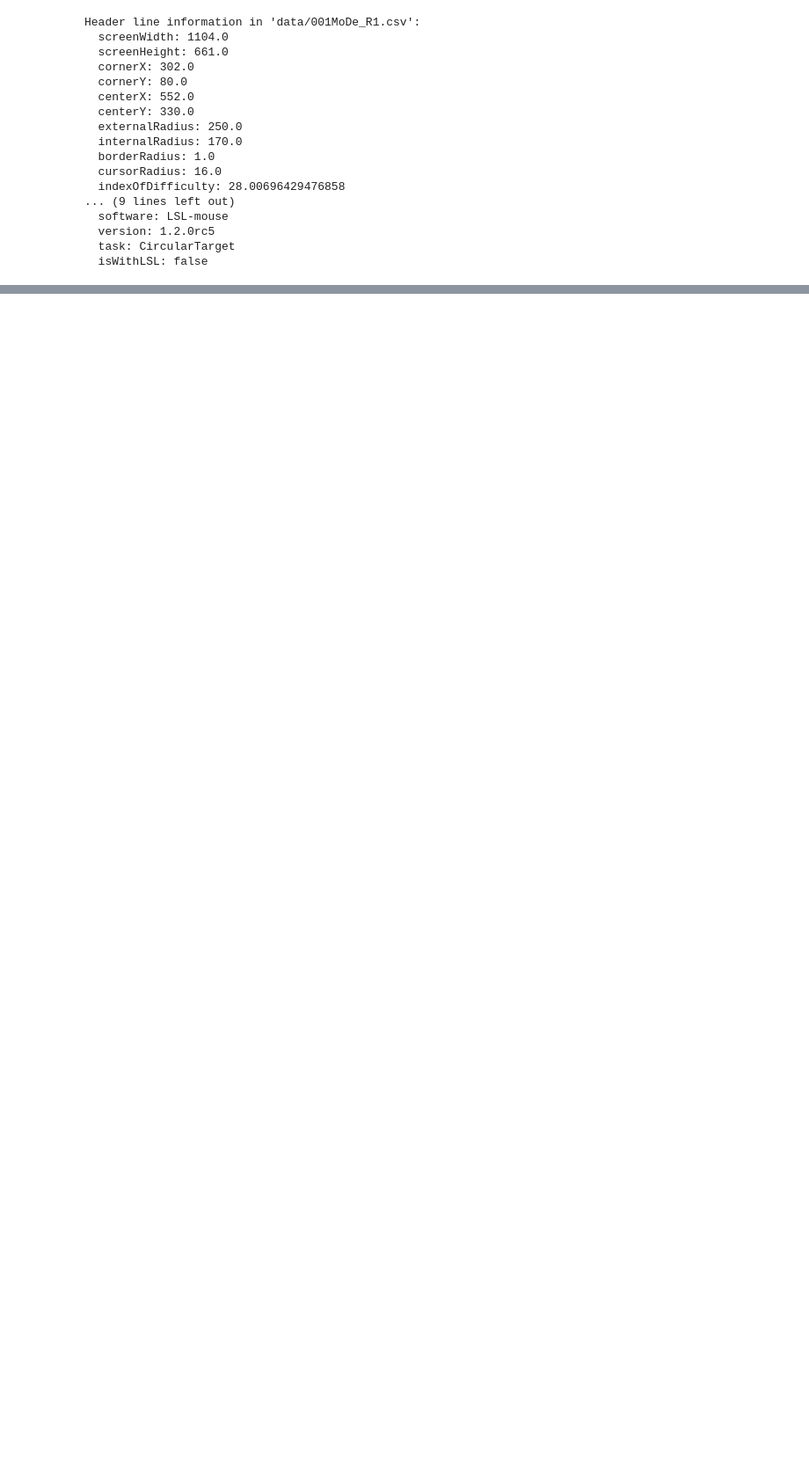
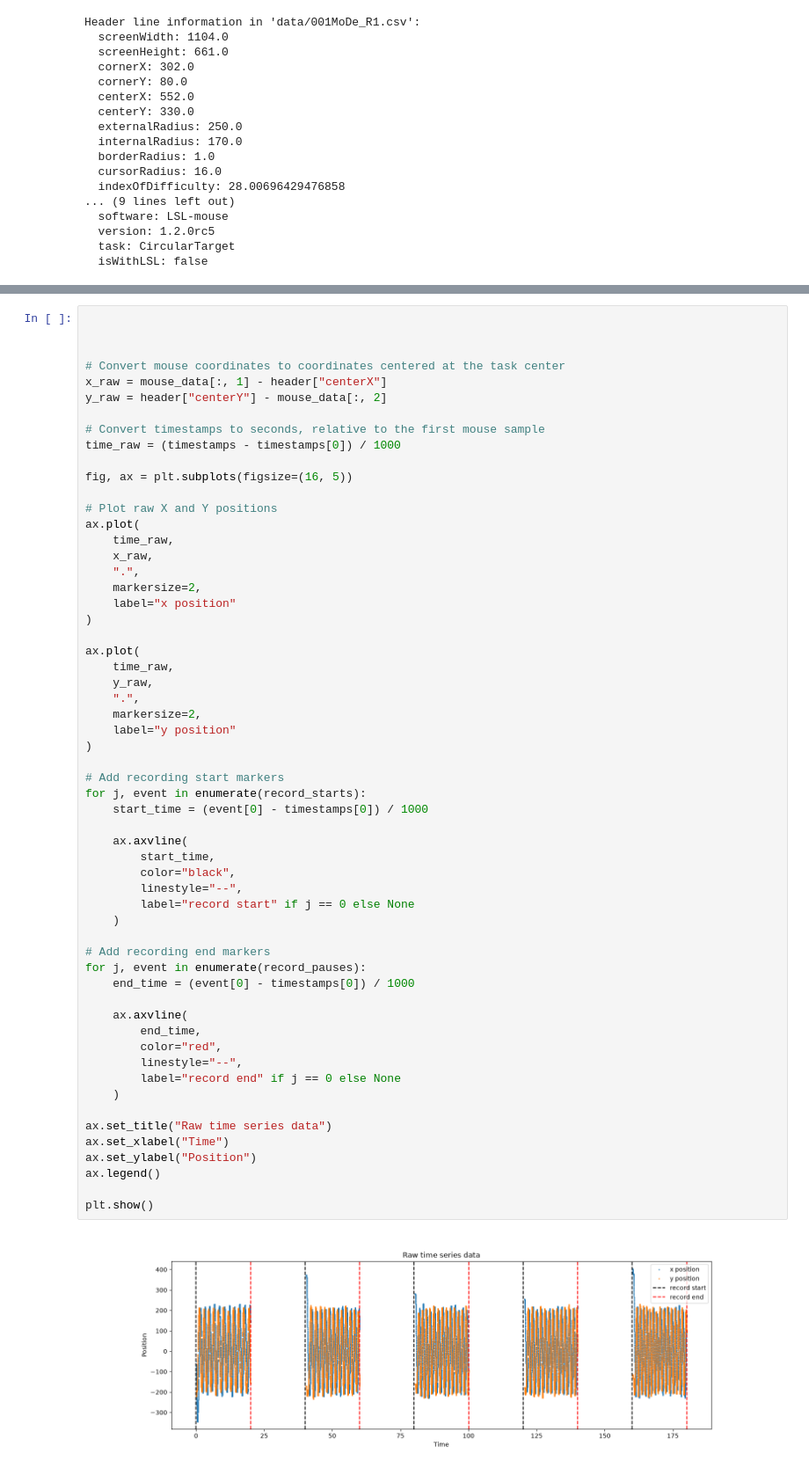
Before and after one commit to damienclanet080805-netizen/Circular-task-D, a Jupyter notebook: Circular task D.ipynb, the cells around one changed output, grey strips where cells are left out. Shown at 88% size. Drawn from its saved outputs; the diff is of its cells as text; blank space fills up the shorter version.

Commit message:
reproduce all the graphs and calculations

```diff
--- a/Circular task D.ipynb
+++ b/Circular task D.ipynb
@@ -63,0 +197,60 @@ Header line information in 'data/001MoDe_R1.csv':
+# %%
+
+
+
+# Convert mouse coordinates to coordinates centered at the task center
+x_raw = mouse_data[:, 1] - header["centerX"]
+y_raw = header["centerY"] - mouse_data[:, 2]
+
+# Convert timestamps to seconds, relative to the first mouse sample
+time_raw = (timestamps - timestamps[0]) / 1000
+
+fig, ax = plt.subplots(figsize=(16, 5))
+
+# Plot raw X and Y positions
+ax.plot(
+    time_raw,
+    x_raw,
+    ".",
+    markersize=2,
+    label="x position"
+)
+
+ax.plot(
+    time_raw,
+    y_raw,
+    ".",
+    markersize=2,
+    label="y position"
+)
+
+# Add recording start markers
+for j, event in enumerate(record_starts):
+    start_time = (event[0] - timestamps[0]) / 1000
+
+    ax.axvline(
+        start_time,
+        color="black",
+        linestyle="--",
+        label="record start" if j == 0 else None
+    )
+
+# Add recording end markers
+for j, event in enumerate(record_pauses):
+    end_time = (event[0] - timestamps[0]) / 1000
+
+    ax.axvline(
+        end_time,
+        color="red",
+        linestyle="--",
+        label="record end" if j == 0 else None
+    )
+
+ax.set_title("Raw time series data")
+ax.set_xlabel("Time")
+ax.set_ylabel("Position")
+ax.legend()
+
+plt.show()
+# %% [output]
+[figure, added]
```
Also changed, not shown: parts of 35 cells of this notebook.
